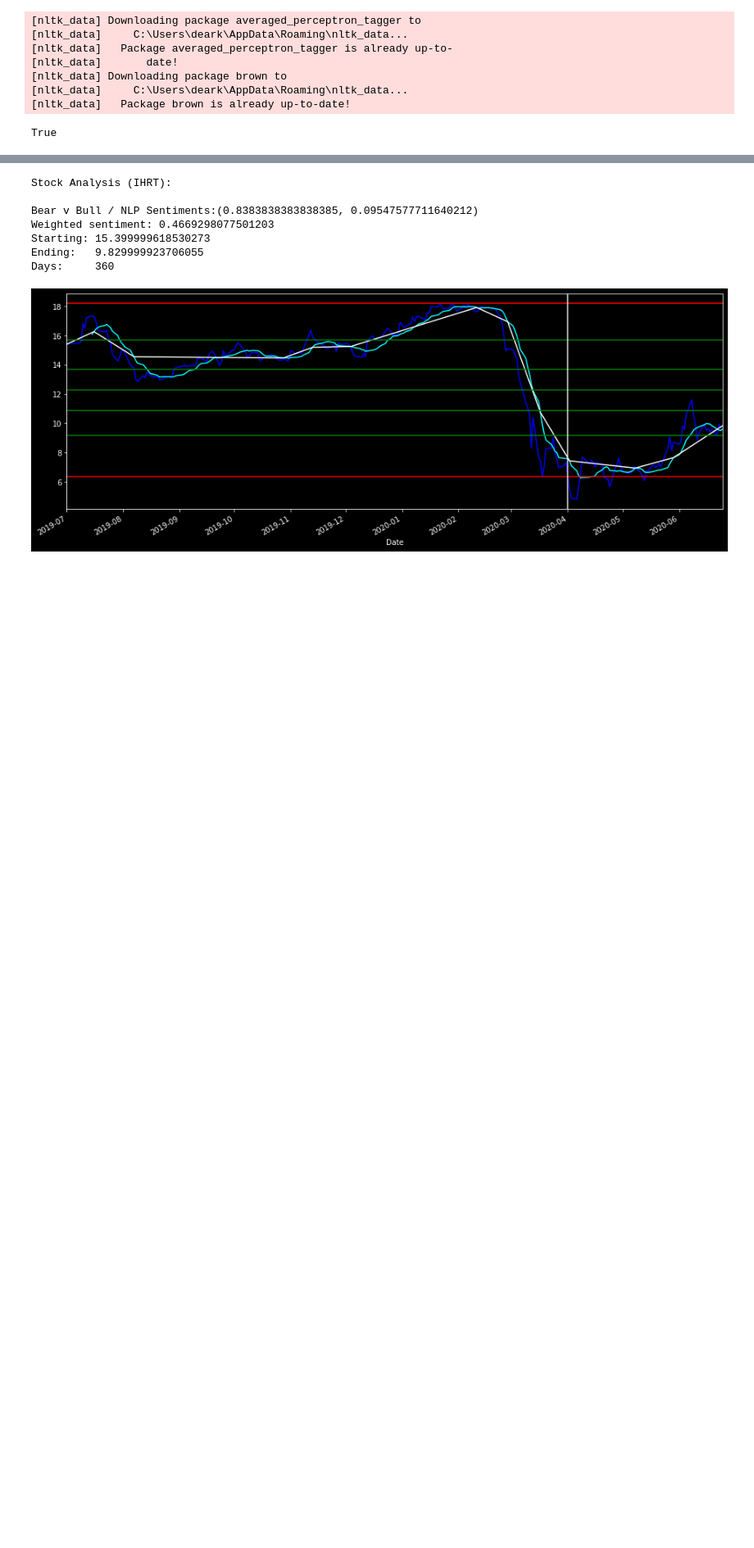
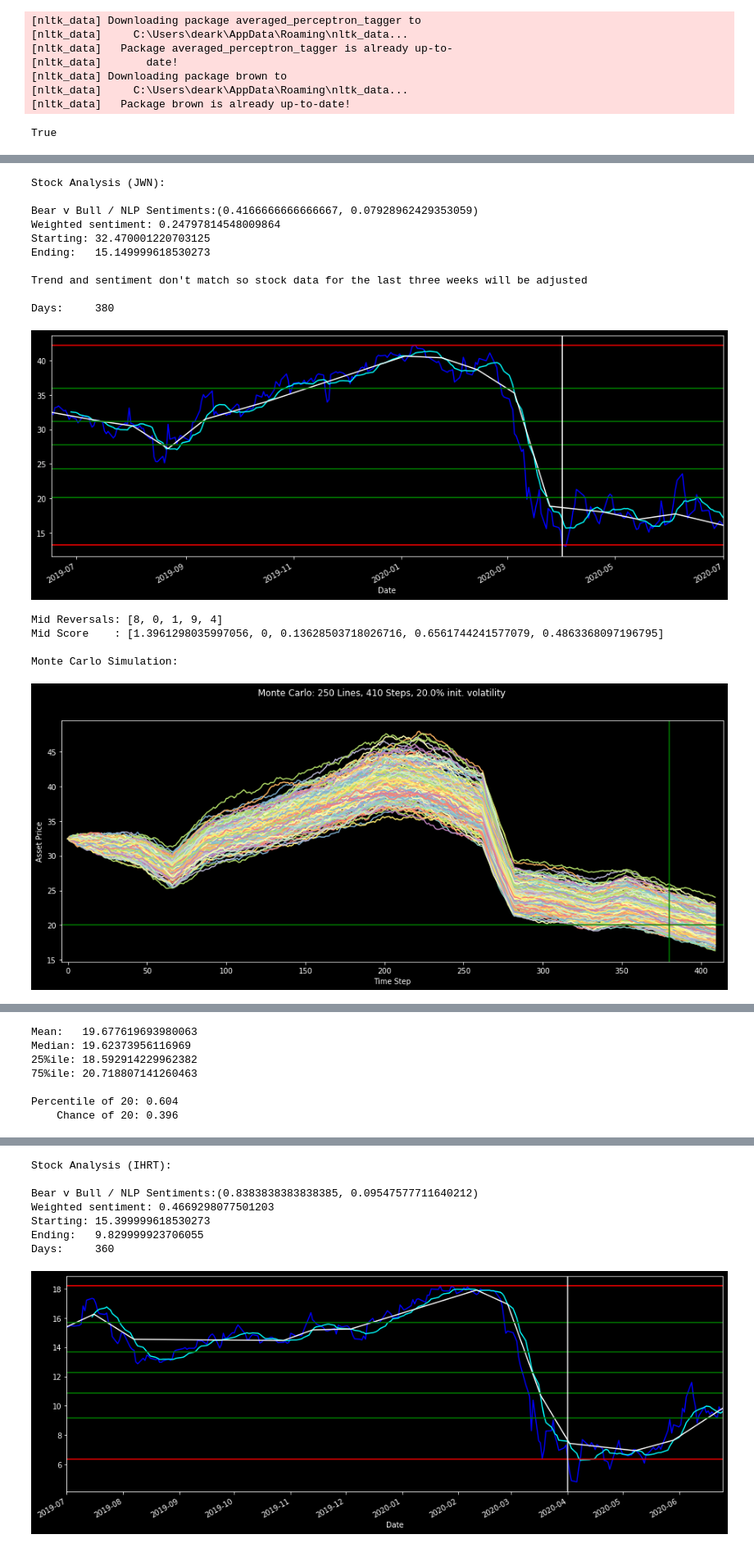
Before and after one commit to KeshavI03/Web-Scraping, a Jupyter notebook: Stock_Analysis.ipynb, the cells around one changed output, grey strips where cells are left out. Shown at 82% size. Saved outputs shown, nothing was run; the diff lists cells and outputs as text; code cells hidden in the pictures; blank space fills up the shorter version.

```diff
--- a/Stock_Analysis.ipynb
+++ b/Stock_Analysis.ipynb
@@ -432,0 +457,19 @@ def analyze_and_monte(stock_name, start_load, end_load, start_fib, end_fib, numE
+# %%
+analyze_and_monte('JWN', '2019-6-15','2020-7-1','2019-6-15','2020-4-1', 30, 250, 25, 75, 20, True)
+# %% [output]
+Stock Analysis (JWN):
+
+Bear v Bull / NLP Sentiments:(0.4166666666666667, 0.07928962429353059)
+Weighted sentiment: 0.24797814548009864
+Starting: 32.470001220703125
+Ending:   15.149999618530273
+
+Trend and sentiment don't match so stock data for the last three weeks will be adjusted
+
+Days:     380
+[figure, added]
+Mid Reversals: [8, 0, 1, 9, 4]
+Mid Score    : [1.3961298035997056, 0, 0.13628503718026716, 0.6561744241577079, 0.4863368097196795]
+
+Monte Carlo Simulation:
+[figure, added]
@@ -433,3 +477,10 @@ def analyze_and_monte(stock_name, start_load, end_load, start_fib, end_fib, numE
+Mean:   19.677619693980063
+Median: 19.62373956116969
+25%ile: 18.592914229962382
+75%ile: 20.718807141260463
+
+Percentile of 20: 0.604
+    Chance of 20: 0.396
 # %%
 # for stock in stock_tags:
 #     analyze_and_monte(stock, '2019-6-15','2020-6-15','2019-6-15','2020-4-1', 15, 100, 25, 75, 0, 0.5)
```
Also changed, not shown: parts of 3 cells of this notebook, 1 other file.
